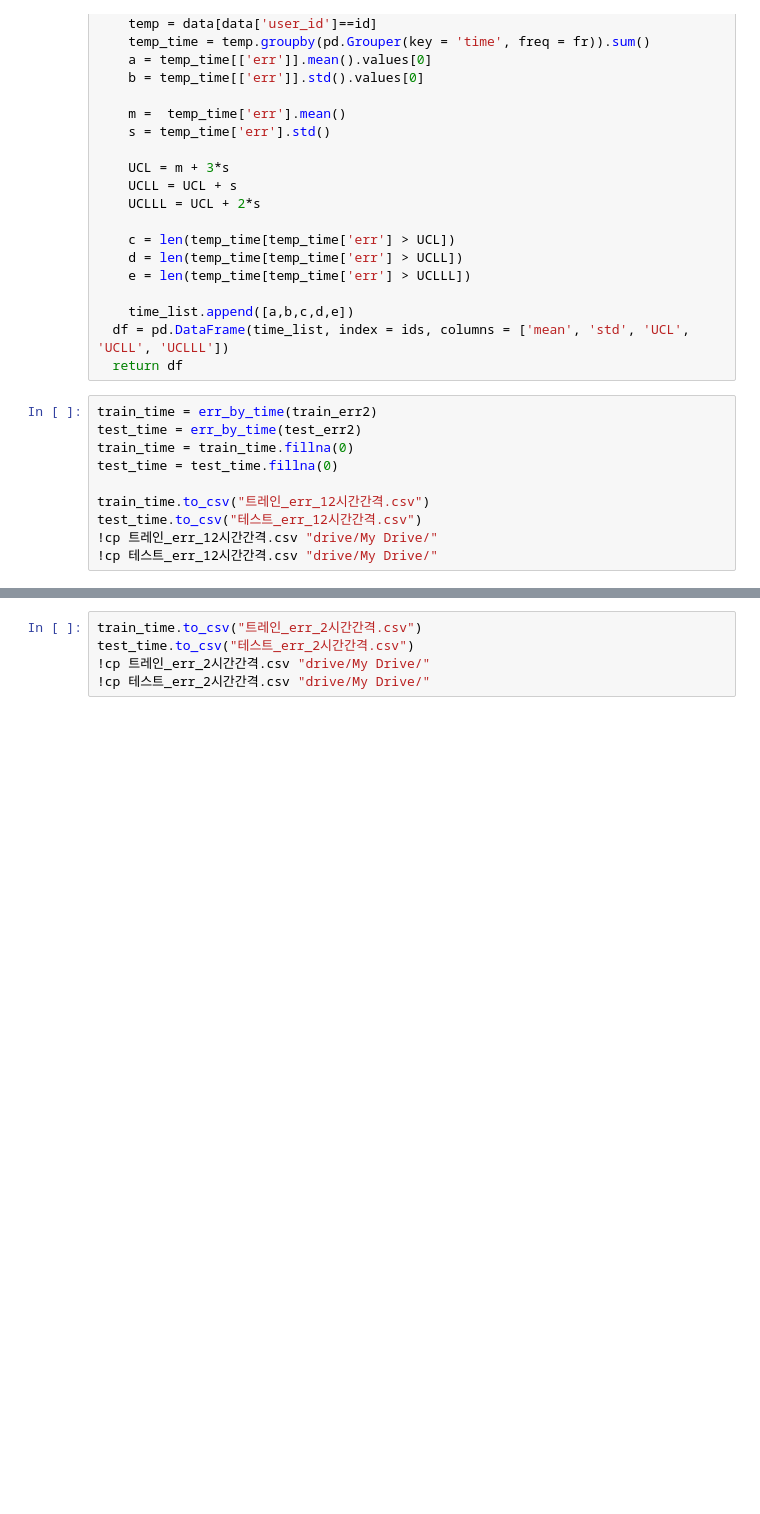
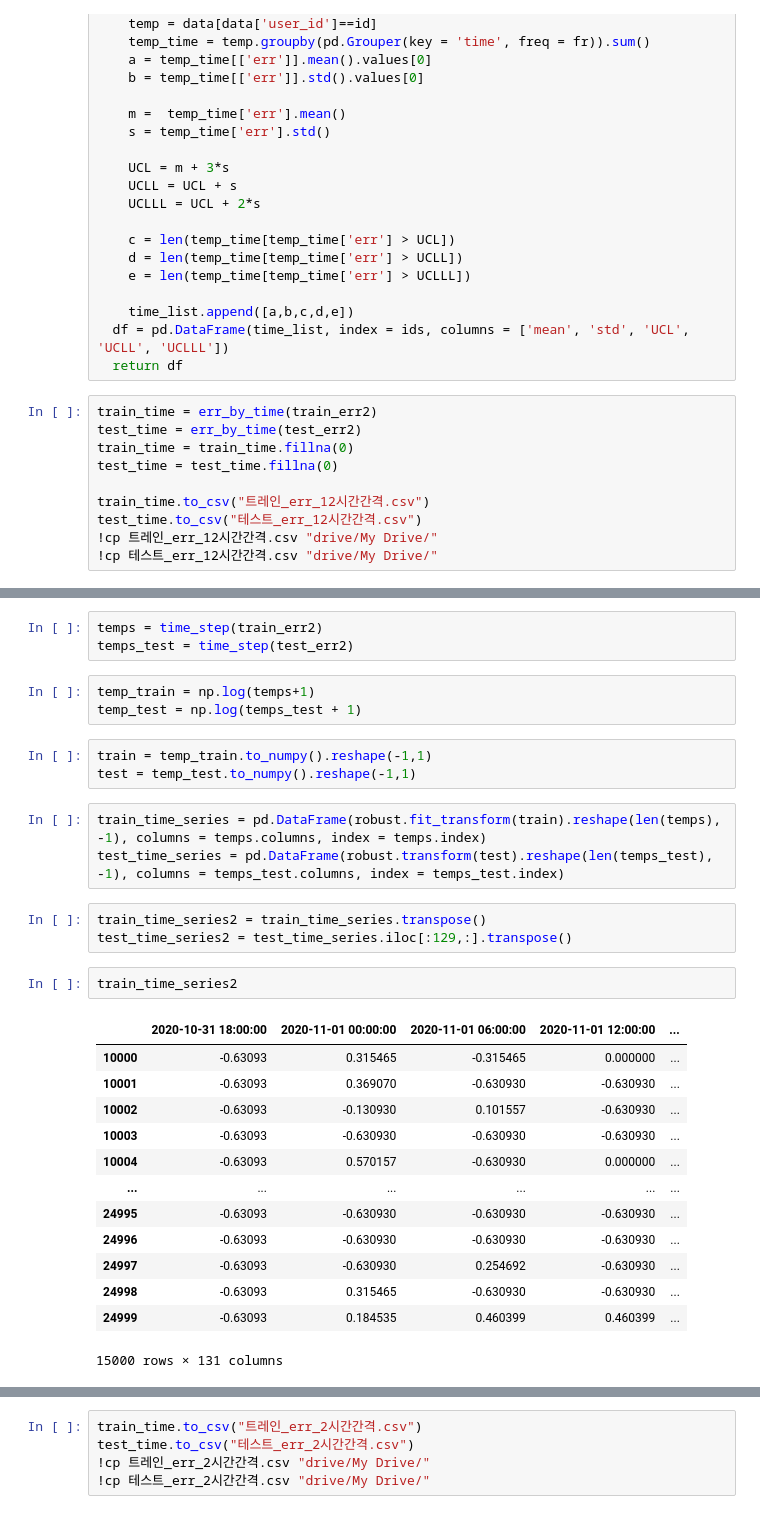
Before and after one commit to chojaeyoon/404, a Jupyter notebook: 식민지/멤제이/LG_EDA(사용시간_패턴).ipynb, the cells around one changed output, grey strips where cells are left out. Drawn from its saved outputs; the diff is of its cells as text; blank space fills up the shorter version.

```diff
--- a/식민지/멤제이/LG_EDA(사용시간_패턴).ipynb
+++ b/식민지/멤제이/LG_EDA(사용시간_패턴).ipynb
@@ -339,0 +276,31 @@ train_prob
+# %%
+temps = time_step(train_err2)
+temps_test = time_step(test_err2)
+# %%
+temp_train = np.log(temps+1)
+temp_test = np.log(temps_test + 1)
+# %%
+train = temp_train.to_numpy().reshape(-1,1)
+test = temp_test.to_numpy().reshape(-1,1)
+# %%
+train_time_series = pd.DataFrame(robust.fit_transform(train).reshape(len(temps), -1), columns = temps.columns, index = temps.index)
+test_time_series = pd.DataFrame(robust.transform(test).reshape(len(temps_test), -1), columns = temps_test.columns, index = temps_test.index)
+# %%
+train_time_series2 = train_time_series.transpose()
+test_time_series2 = test_time_series.iloc[:129,:].transpose()
+# %%
+train_time_series2
+# %% [output]
+|  | 2020-10-31 18:00:00 | 2020-11-01 00:00:00 | 2020-11-01 06:00:00 | 2020-11-01 12:00:00 | ... |
+| 10000 | -0.63093 | 0.315465 | -0.315465 | 0.000000 | ... |
+| 10001 | -0.63093 | 0.369070 | -0.630930 | -0.630930 | ... |
+| 10002 | -0.63093 | -0.130930 | 0.101557 | -0.630930 | ... |
+| 10003 | -0.63093 | -0.630930 | -0.630930 | -0.630930 | ... |
+| 10004 | -0.63093 | 0.570157 | -0.630930 | 0.000000 | ... |
+| ... | ... | ... | ... | ... | ... |
+| 24995 | -0.63093 | -0.630930 | -0.630930 | -0.630930 | ... |
+| 24996 | -0.63093 | -0.630930 | -0.630930 | -0.630930 | ... |
+| 24997 | -0.63093 | -0.630930 | 0.254692 | -0.630930 | ... |
+| 24998 | -0.63093 | 0.315465 | -0.630930 | -0.630930 | ... |
+| 24999 | -0.63093 | 0.184535 | 0.460399 | 0.460399 | ... |
+15000 rows × 131 columns
```
Also changed, not shown: parts of 21 cells of this notebook, 1 other file.
